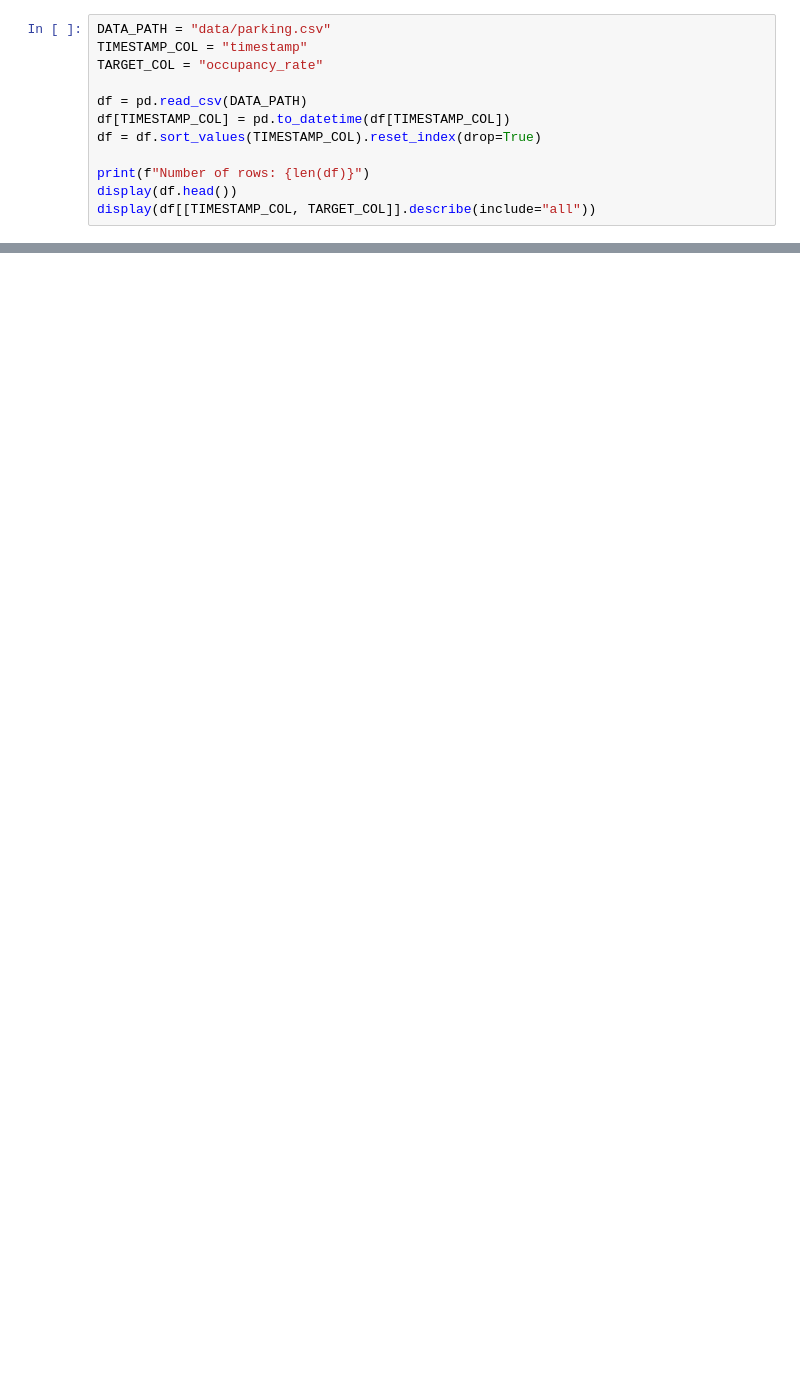
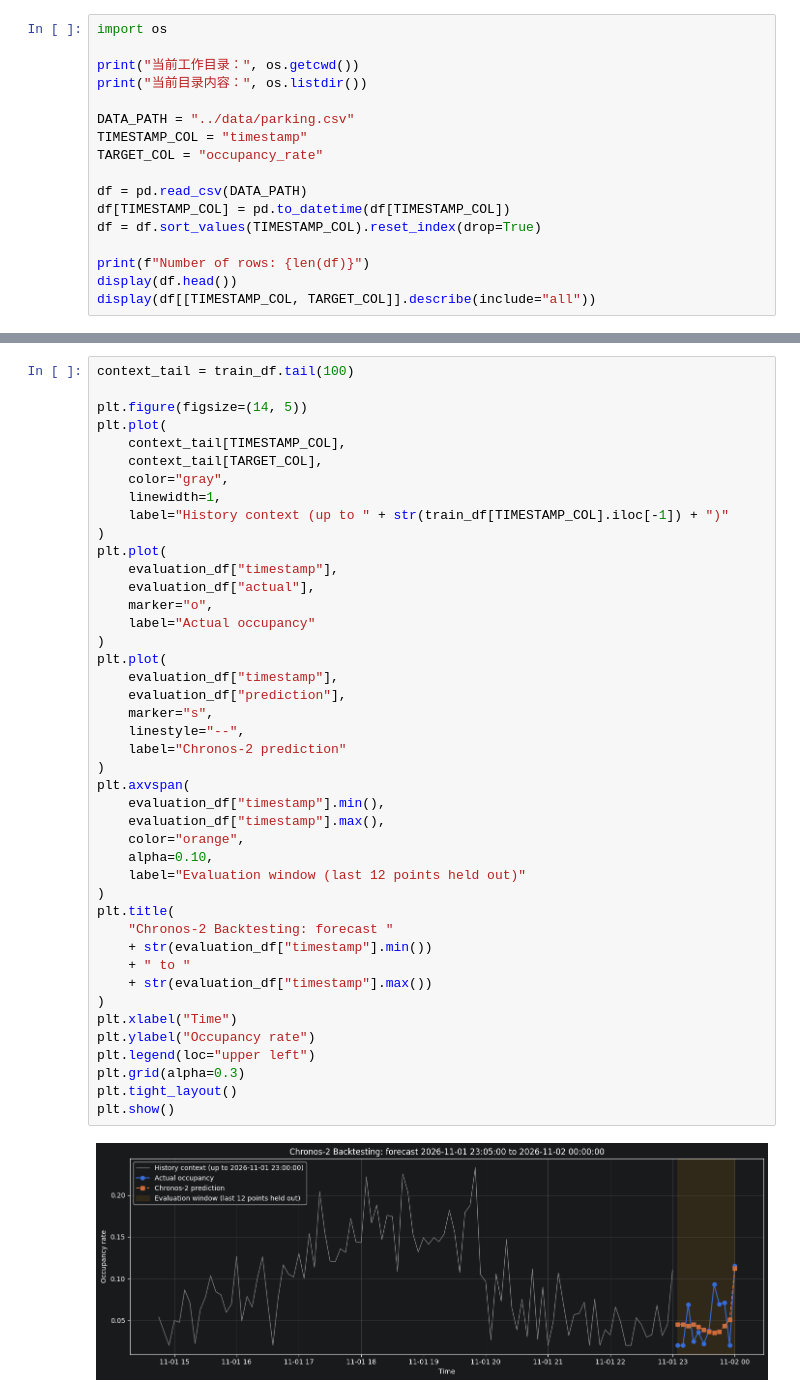
Before and after one commit to M2COOL/parking_prediction, a Jupyter notebook: notebooks/chronos_test.ipynb, the cells around one changed output, grey strips where cells are left out. Cells and saved outputs as stored; diff of their text form; blank space fills up the shorter version.

```diff
--- a/notebooks/chronos_test.ipynb
+++ b/notebooks/chronos_test.ipynb
@@ -22,5 +45,10 @@ print("Chronos-2 loaded successfully!")
 # %%
-DATA_PATH = "data/parking.csv"
+import os
+
+print("当前工作目录：", os.getcwd())
+print("当前目录内容：", os.listdir())
+
+DATA_PATH = "../data/parking.csv"
 TIMESTAMP_COL = "timestamp"
 TARGET_COL = "occupancy_rate"
 
@@ -103,0 +319,45 @@ print(f"Forecast results saved to: {OUTPUT_PATH}")
+# %%
+context_tail = train_df.tail(100)
+
+plt.figure(figsize=(14, 5))
+plt.plot(
+    context_tail[TIMESTAMP_COL],
+    context_tail[TARGET_COL],
+    color="gray",
+    linewidth=1,
+    label="History context (up to " + str(train_df[TIMESTAMP_COL].iloc[-1]) + ")"
+)
+plt.plot(
+    evaluation_df["timestamp"],
+    evaluation_df["actual"],
+    marker="o",
+    label="Actual occupancy"
+)
+plt.plot(
+    evaluation_df["timestamp"],
+    evaluation_df["prediction"],
+    marker="s",
+    linestyle="--",
+    label="Chronos-2 prediction"
+)
+plt.axvspan(
+    evaluation_df["timestamp"].min(),
+    evaluation_df["timestamp"].max(),
+    color="orange",
+    alpha=0.10,
+    label="Evaluation window (last 12 points held out)"
+)
+plt.title(
+    "Chronos-2 Backtesting: forecast "
+    + str(evaluation_df["timestamp"].min())
+    + " to "
+    + str(evaluation_df["timestamp"].max())
+)
+plt.xlabel("Time")
+plt.ylabel("Occupancy rate")
+plt.legend(loc="upper left")
+plt.grid(alpha=0.3)
+plt.tight_layout()
+plt.show()
+# %% [output]
+[figure, added]
```
Also changed, not shown: parts of 11 cells of this notebook.
